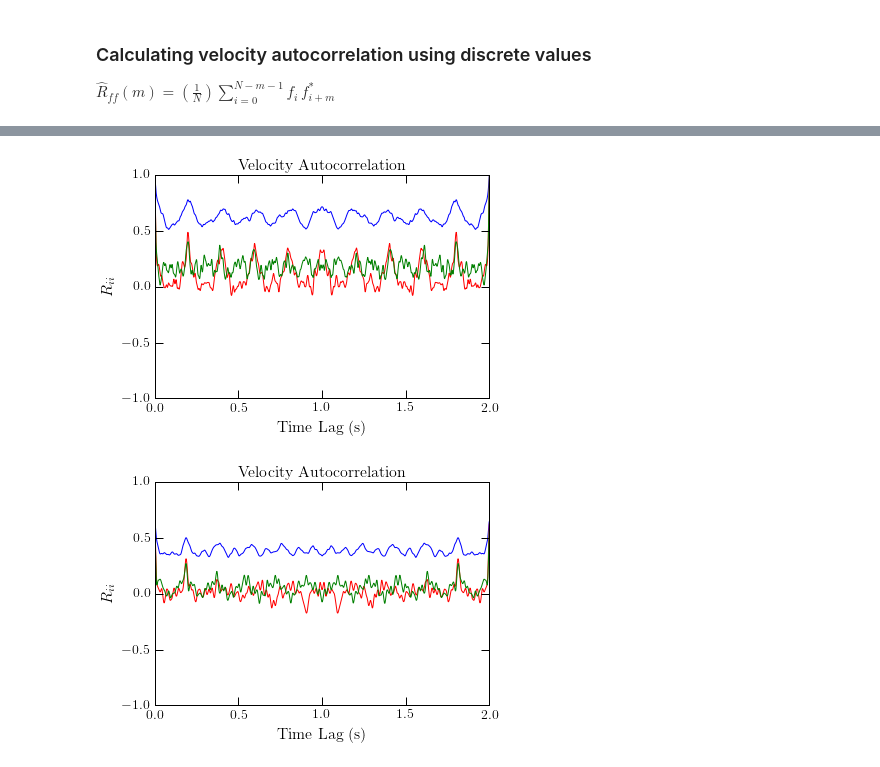
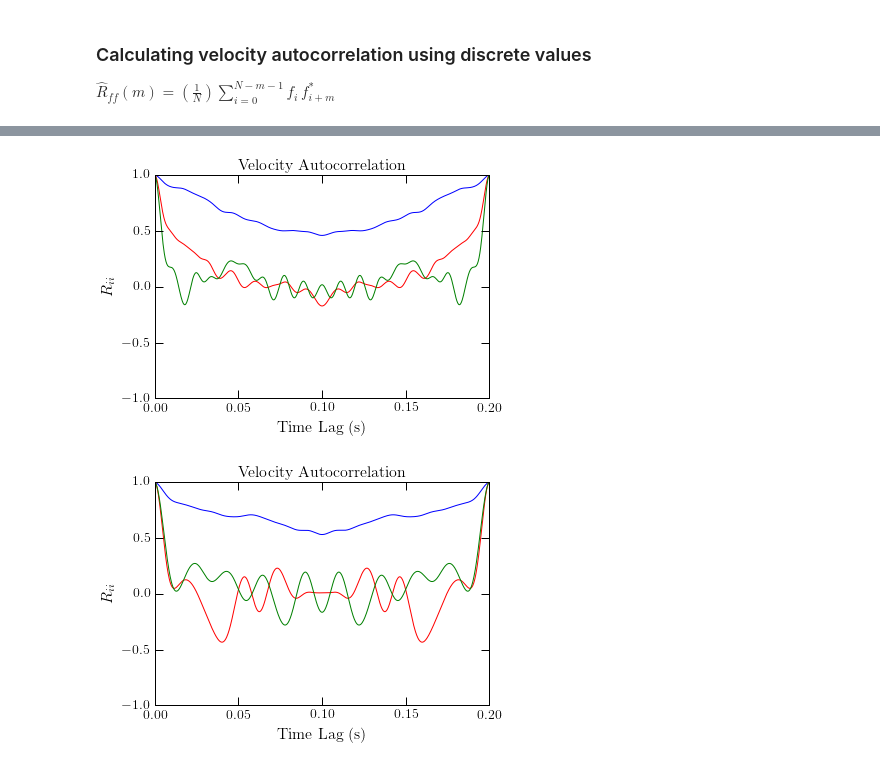
Before and after one commit to HeavyMetalGeek/thesis, a Jupyter notebook: jupyter/velocity_autocorr.ipynb, the cells around one changed output, grey strips where cells are left out. Drawn from its saved outputs; the diff is of its cells as text; code cells hidden in the pictures.

```diff
--- a/jupyter/velocity_autocorr.ipynb
+++ b/jupyter/velocity_autocorr.ipynb
@@ -55,14 +55,14 @@ def new_sum_autocorr(arr):
         offset = pd.Series(np.roll(arr, i))
         #df["d{}".format(i)] = df.apply(lambda x: x[0] - offset)
         lags.append(i)
-        sums.append((orig * offset).sum() / len(arr))
+        sums.append((orig * offset).sum() / offset.count())
     #diffs = pd.DataFrame()
     #for i in range(1, df[0].count()):
     #    diffs["d{}".format(i)] = df.apply(lambda x: x[0] - x[i])
     #return diffs
     return pd.DataFrame({'lag':lags, 'sum':sums})
 
-pts = 8000
+pts = 800
 fine.reset_data()
 fine_Rxx = new_sum_autocorr(fine.up[-pts:])
 #fRxx_var = (fine.up**2).sum() / fine.up.size
@@ -76,38 +76,38 @@ fRzz_var = fine_Rzz['sum'][0]
 
 coarse.reset_data()
 coarse_Rxx = new_sum_autocorr(coarse.up[-pts:])
 #cRxx_var = (coarse.up**2).sum() / coarse.up.size
 cRxx_var = coarse_Rxx['sum'][0]
 coarse_Ryy = new_sum_autocorr(coarse.vp[-pts:])
 #cRyy_var = (coarse.vp**2).sum() / coarse.vp.size
 cRyy_var = coarse_Ryy['sum'][0]
 coarse_Rzz = new_sum_autocorr(coarse.wp[-pts:])
 #cRzz_var = (coarse.wp**2).sum() / coarse.wp.size
 cRzz_var = coarse_Rzz['sum'][0]
 
 dt = 0.00025
 fig, ax = plt.subplots(1)
 ax.plot(fine_Rxx['lag']*dt, fine_Rxx['sum']/fRxx_var, color='b')
 ax.plot(fine_Ryy['lag']*dt, fine_Ryy['sum']/fRyy_var, color='r')
 ax.plot(fine_Rzz['lag']*dt, fine_Rzz['sum']/fRzz_var, color='g')
 ax.set_title("Velocity Autocorrelation")
 ax.set_xlabel("Time Lag (s)")
 ax.set_ylabel("$R_{ii}$")
 ax.set_ylim(-1,1)
 plt.show()
 
 fig, ax = plt.subplots(1)
-ax.plot(coarse_Rxx['lag']*dt, coarse_Rxx['sum']/fRxx_var, color='b')
-ax.plot(coarse_Ryy['lag']*dt, coarse_Ryy['sum']/fRyy_var, color='r')
-ax.plot(coarse_Rzz['lag']*dt, coarse_Rzz['sum']/fRzz_var, color='g')
+ax.plot(coarse_Rxx['lag']*dt, coarse_Rxx['sum']/cRxx_var, color='b')
+ax.plot(coarse_Ryy['lag']*dt, coarse_Ryy['sum']/cRyy_var, color='r')
+ax.plot(coarse_Rzz['lag']*dt, coarse_Rzz['sum']/cRzz_var, color='g')
 ax.set_title("Velocity Autocorrelation")
 ax.set_xlabel("Time Lag (s)")
 ax.set_ylabel("$R_{ii}$")
 ax.set_ylim(-1,1)
 plt.show()
 # %% [output]
-[figure, old version]
+[figure, new version]
-[figure, old version]
+[figure, new version]
 # %%
 # Try filling in zeros instead of rolling
 def new_sum_ac(arr):
```
Also changed, not shown: parts of 5 cells of this notebook.
